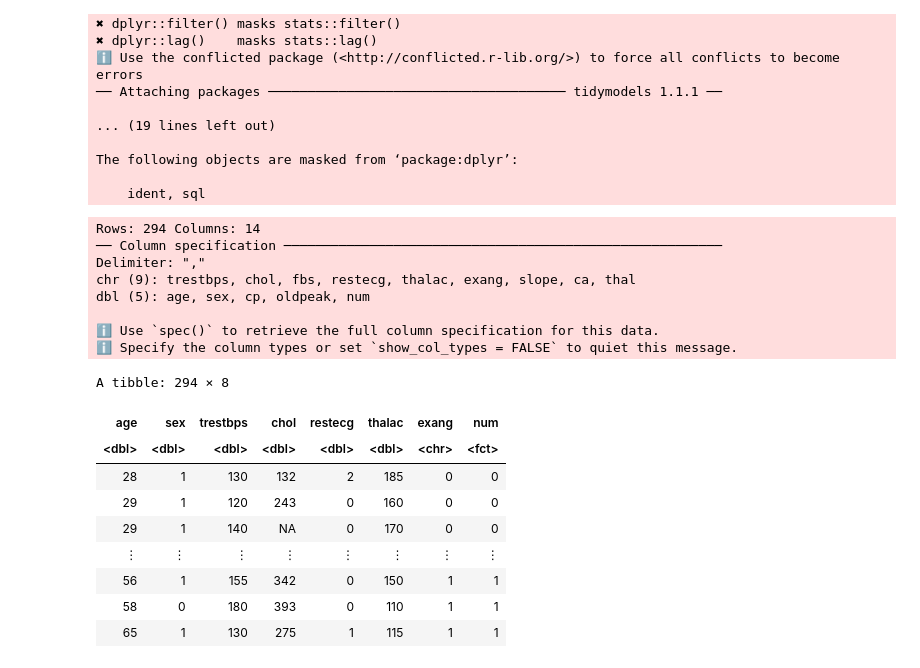
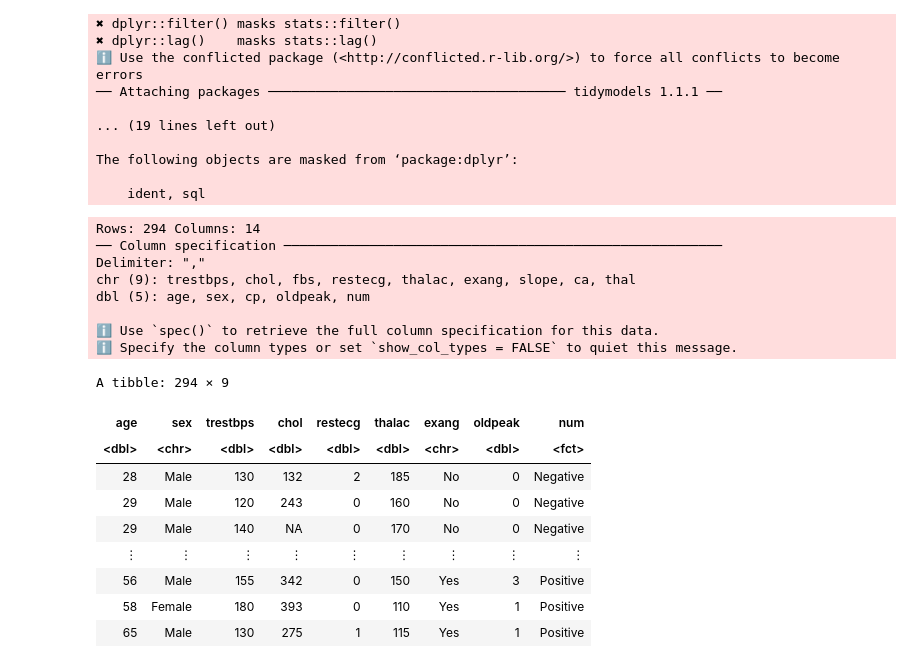
Before and after one commit to szulkifl/dsci-data-analysis-project-44, a Jupyter notebook: project_proposal.ipynb, the cells around one changed output. Saved outputs shown, nothing was run; the diff lists cells and outputs as text; code cells hidden in the pictures.

```diff
--- a/project_proposal.ipynb
+++ b/project_proposal.ipynb
@@ -26,35 +26,39 @@ The following objects are masked from ‘package:dplyr’:
 # %%
 url <- "https://raw.githubusercontent.com/szulkifl/dsci-data-analysis-project-44/main/processed.hungarian.data.txt"
 hungarian_data <- read_csv(url, col_names= c("age", "sex", "cp", "trestbps",
                                              "chol", "fbs", "restecg", "thalac", "exang", "oldpeak",
                                              "slope", "ca", "thal", "num" )) |>
                                              mutate(across(where(is.character), ~na_if(.x, "?"))) |>
-                                             select(age,sex,trestbps,chol,restecg,thalac,exang,num) |>
+                                             select(age,sex,trestbps,chol,restecg,thalac,exang,oldpeak,num) |>
                                              mutate(trestbps = as.numeric(trestbps),
                                                     chol = as.numeric(chol),
                                                     restecg = as.numeric(restecg),
                                                     thalac = as.numeric(thalac),
-                                                    num = as.factor(num))
+                                                    num = as.character(num),
+                                                    sex = as.character(sex)) |>
+                                             mutate(num = fct_recode(num, "Negative" = "0", "Positive" = "1")) |>
+                                             mutate(sex = recode(sex, "1" = "Male", "0" = "Female")) |>
+                                             mutate(exang = recode(exang, "0" = "No", "1" = "Yes"))
 hungarian_data
 # %% [output]
 Rows: 294 Columns: 14
 ── Column specification ────────────────────────────────────────────────────────
 Delimiter: ","
 chr (9): trestbps, chol, fbs, restecg, thalac, exang, slope, ca, thal
 dbl (5): age, sex, cp, oldpeak, num
 
 ℹ Use `spec()` to retrieve the full column specification for this data.
 ℹ Specify the column types or set `show_col_types = FALSE` to quiet this message.
-A tibble: 294 × 8
+A tibble: 294 × 9
-| age | sex | trestbps | chol | restecg | thalac | exang | num |
-| <dbl> | <dbl> | <dbl> | <dbl> | <dbl> | <dbl> | <chr> | <fct> |
-| 28 | 1 | 130 | 132 | 2 | 185 | 0 | 0 |
-| 29 | 1 | 120 | 243 | 0 | 160 | 0 | 0 |
-| 29 | 1 | 140 | NA | 0 | 170 | 0 | 0 |
-| ⋮ | ⋮ | ⋮ | ⋮ | ⋮ | ⋮ | ⋮ | ⋮ |
-| 56 | 1 | 155 | 342 | 0 | 150 | 1 | 1 |
-| 58 | 0 | 180 | 393 | 0 | 110 | 1 | 1 |
-| 65 | 1 | 130 | 275 | 1 | 115 | 1 | 1 |
+| age | sex | trestbps | chol | restecg | thalac | exang | oldpeak | num |
+| <dbl> | <chr> | <dbl> | <dbl> | <dbl> | <dbl> | <chr> | <dbl> | <fct> |
+| 28 | Male | 130 | 132 | 2 | 185 | No | 0 | Negative |
+| 29 | Male | 120 | 243 | 0 | 160 | No | 0 | Negative |
+| 29 | Male | 140 | NA | 0 | 170 | No | 0 | Negative |
+| ⋮ | ⋮ | ⋮ | ⋮ | ⋮ | ⋮ | ⋮ | ⋮ | ⋮ |
+| 56 | Male | 155 | 342 | 0 | 150 | Yes | 3 | Positive |
+| 58 | Female | 180 | 393 | 0 | 110 | Yes | 1 | Positive |
+| 65 | Male | 130 | 275 | 1 | 115 | Yes | 1 | Positive |
 # %%
 options(repr.plot.width = 15, repr.plot.height = 10)
 hist_visualiz <- hungarian_data |>
```
Also changed, not shown: parts of 1 cell of this notebook.
